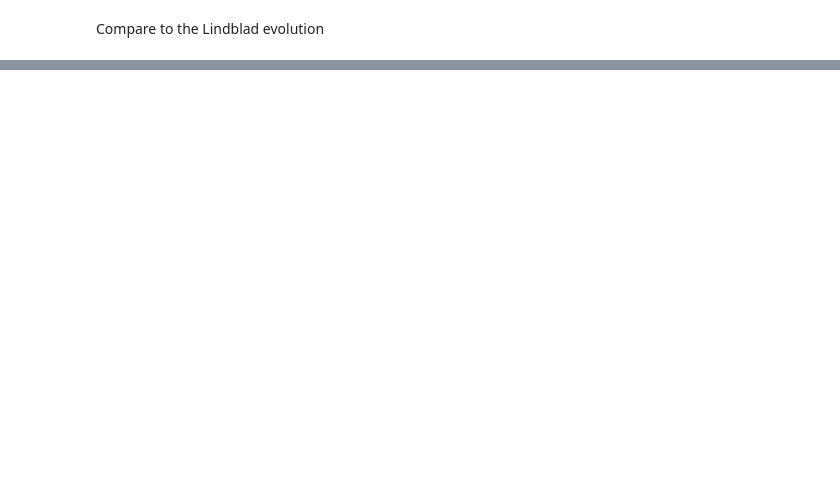
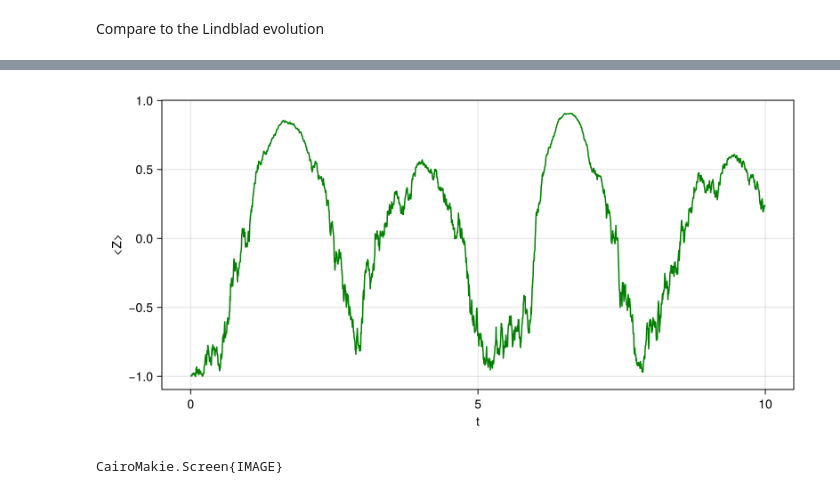
Before and after one commit to ltpn/tp4-exercises, a Jupyter notebook: julia/ex03_quantum_trajectories.ipynb, the cells around one changed output, grey strips where cells are left out. Saved outputs shown, nothing was run; the diff lists cells and outputs as text; code cells hidden in the pictures; blank space fills up the shorter version.

```diff
--- a/julia/ex03_quantum_trajectories.ipynb
+++ b/julia/ex03_quantum_trajectories.ipynb
@@ -147,0 +156,47 @@ LoadError: ArgumentError: Package QuantumToolbox not found in current path.
+# %%
+function quantum_state_diffusion(H, L, gamma, dt, ntsteps, psi0)
+    # Implement quantum state diffusion
+    Z = [1 0; 0 -1]
+    Z_avg = zeros(ntsteps)
+
+    LdagL = L'*L
+
+    psi = copy(psi0)
+
+    for tt in 1:ntsteps
+        Z_avg[tt] = real(psi' * Z * psi)
+
+        L_avg = psi' * L * psi
+
+        dxi = sqrt(gamma * dt) * randn(ComplexF64)
+
+        psi += -im * dt * H * psi +
+               dxi * (L * psi - L_avg * psi) -
+               0.5 * gamma * dt * (LdagL * psi + abs(L_avg)^2 * psi - 2 * conj(L_avg) * L * psi)
+
+        # Renormalize: numerical approximation can lead to loss of normalization
+        # Since we do this, we could have neglected constant terms in the update if wanted
+        psi /= norm(psi)
+    end
+
+    return Z_avg
+end
+
+Z_traj = quantum_state_diffusion(H, L, gamma, dt, ntsteps, psi0)
+
+# --- CairoMakie Plotting ---
+
+fig = Figure(size = (800, 400))
+ax = Axis(fig[1, 1],
+    xlabel = "t",
+    ylabel = "<Z>",
+    xgridvisible = true,
+    ygridvisible = true
+)
+
+lines!(ax, t, Z_traj, color = :green)
+
+display(fig)
+# %% [output]
+[figure, added]
+CairoMakie.Screen{IMAGE}
```
Also changed, not shown: parts of 16 cells of this notebook.
